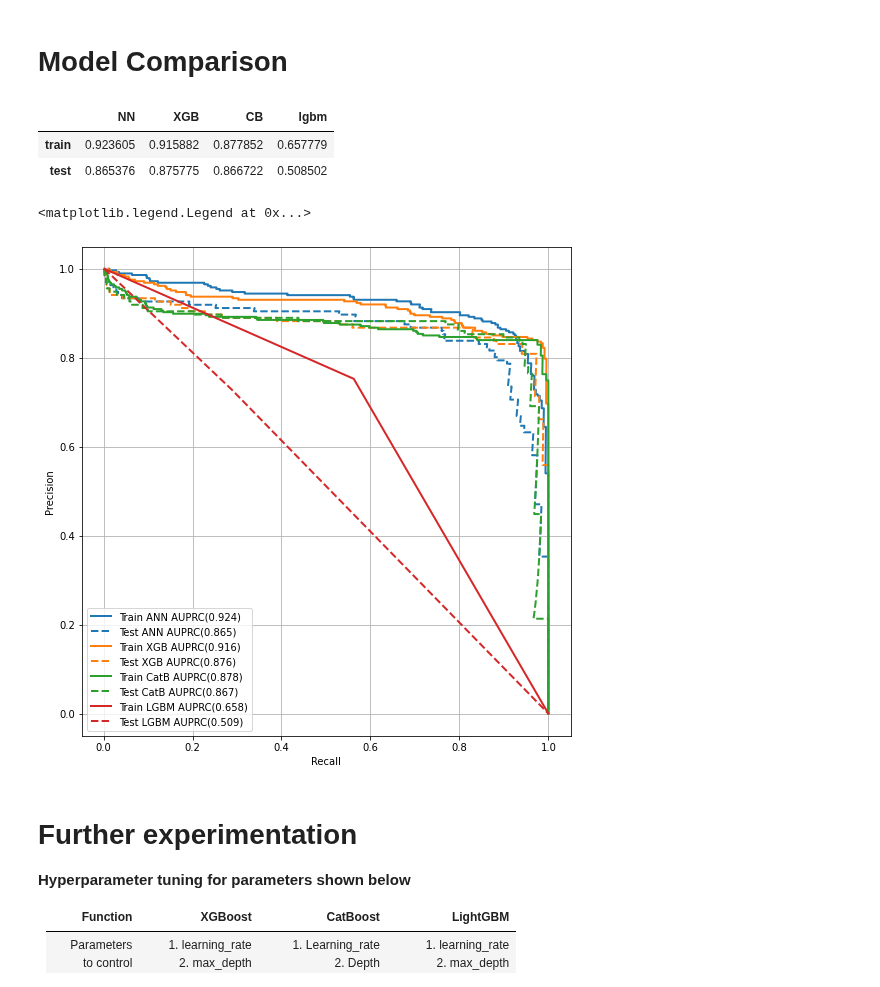
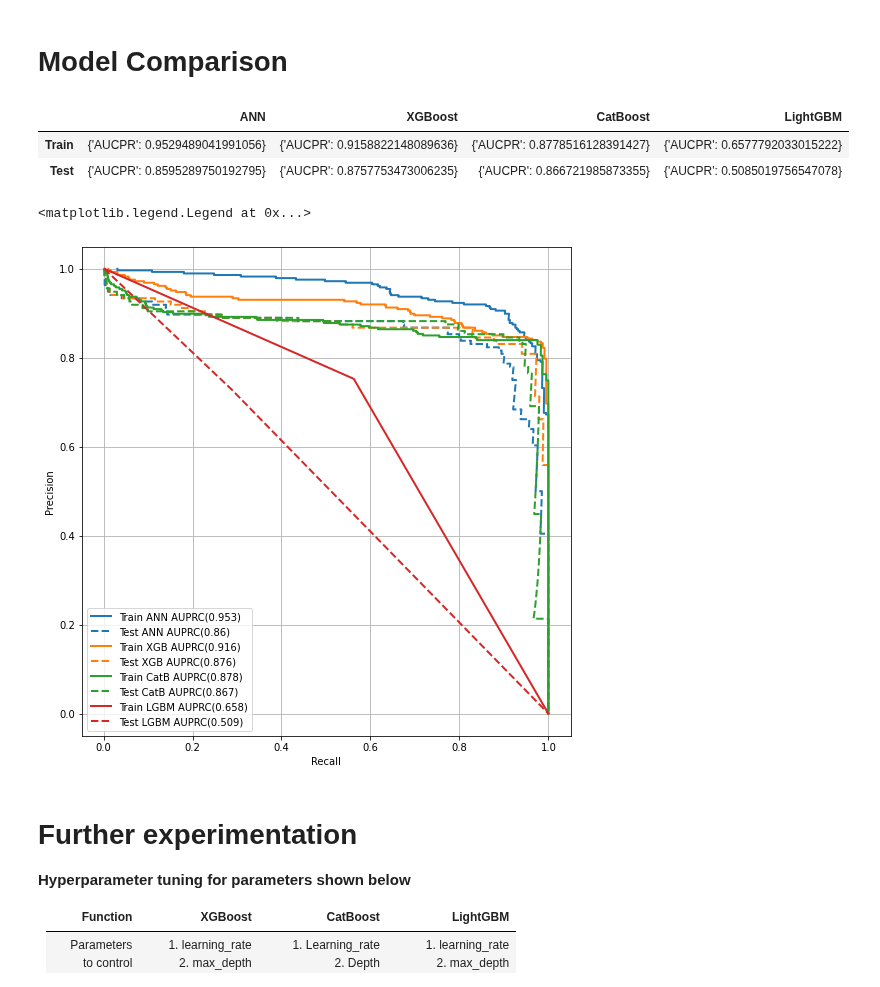
Before and after one commit to NotAndex/Demo, a Jupyter notebook: Supervised_anomaly_detection_comparison_of_models_.ipynb, the cells around one changed output. Cells and saved outputs as stored; diff of their text form; code cells hidden in the pictures.

```diff
--- a/Supervised_anomaly_detection_comparison_of_models_.ipynb
+++ b/Supervised_anomaly_detection_comparison_of_models_.ipynb
@@ -415,25 +421,25 @@ Confusion Matrix:
  [   37    99]]
 # %% [markdown]
 # Model Comparison
-# %%
-scores
-# %% [output]
-|  | NN | XGB | CB | lgbm |
-| train | 0.923605 | 0.915882 | 0.877852 | 0.657779 |
-| test | 0.865376 | 0.875775 | 0.866722 | 0.508502 |
+# %%
+pd.DataFrame.from_dict(scores)
+# %% [output]
+|  | ANN | XGBoost | CatBoost | LightGBM |
+| Train | {'AUCPR': 0.9529489041991056} | {'AUCPR': 0.9158822148089636} | {'AUCPR': 0.8778516128391427} | {'AUCPR': 0.6577792033015222} |
+| Test | {'AUCPR': 0.8595289750192795} | {'AUCPR': 0.8757753473006235} | {'AUCPR': 0.866721985873355} | {'AUCPR': 0.5085019756547078} |
 # %%
-plot_prc(f"Train ANN AUPRC({scores.loc['train','NN']:.3})", y_train, y_train_pred_nn, color=colors[0])
-plot_prc(f"Test ANN AUPRC({scores.loc['test','NN']:.3})", y_test, y_test_pred_nn, color=colors[0], linestyle='--')
-plot_prc(f"Train XGB AUPRC({scores.loc['train','XGB']:.3})", y_train, y_train_pred_xgb, color=colors[1])
-plot_prc(f"Test XGB AUPRC({scores.loc['test','XGB']:.3})", y_test, y_test_pred_xgb, color=colors[1], linestyle='--')
-plot_prc(f"Train CatB AUPRC({scores.loc['train','CB']:.3})", y_train, y_train_pred_cb, color=colors[2])
-plot_prc(f"Test CatB AUPRC({scores.loc['test','CB']:.3})", y_test, y_test_pred_cb, color=colors[2], linestyle='--')
-plot_prc(f"Train LGBM AUPRC({scores.loc['train','lgbm']:.3})", y_train, y_train_pred_lgbm, color=colors[3])
-plot_prc(f"Test LGBM AUPRC({scores.loc['test','lgbm']:.3})", y_test, y_test_pred_lgbm, color=colors[3], linestyle='--')
+plot_prc(f"Train ANN AUPRC({scores['ANN']['Train']['AUCPR']:.3})", y_train, y_train_pred_nn, color=colors[0])
+plot_prc(f"Test ANN AUPRC({scores['ANN']['Test']['AUCPR']:.3})", y_test, y_test_pred_nn, color=colors[0], linestyle='--')
+plot_prc(f"Train XGB AUPRC({scores['XGBoost']['Train']['AUCPR']:.3})", y_train, y_train_pred_xgb, color=colors[1])
+plot_prc(f"Test XGB AUPRC({scores['XGBoost']['Test']['AUCPR']:.3})", y_test, y_test_pred_xgb, color=colors[1], linestyle='--')
+plot_prc(f"Train CatB AUPRC({scores['CatBoost']['Train']['AUCPR']:.3})", y_train, y_train_pred_cb, color=colors[2])
+plot_prc(f"Test CatB AUPRC({scores['CatBoost']['Test']['AUCPR']:.3})", y_test, y_test_pred_cb, color=colors[2], linestyle='--')
+plot_prc(f"Train LGBM AUPRC({scores['LightGBM']['Train']['AUCPR']:.3})", y_train, y_train_pred_lgbm, color=colors[3])
+plot_prc(f"Test LGBM AUPRC({scores['LightGBM']['Test']['AUCPR']:.3})", y_test, y_test_pred_lgbm, color=colors[3], linestyle='--')
 plt.legend(loc='lower left')
 # %% [output]
 <matplotlib.legend.Legend at 0x...>
-[figure, old version]
+[figure, new version]
 # %% [markdown]
 # Further experimentation
 
```
Also changed, not shown: parts of 6 cells of this notebook.
